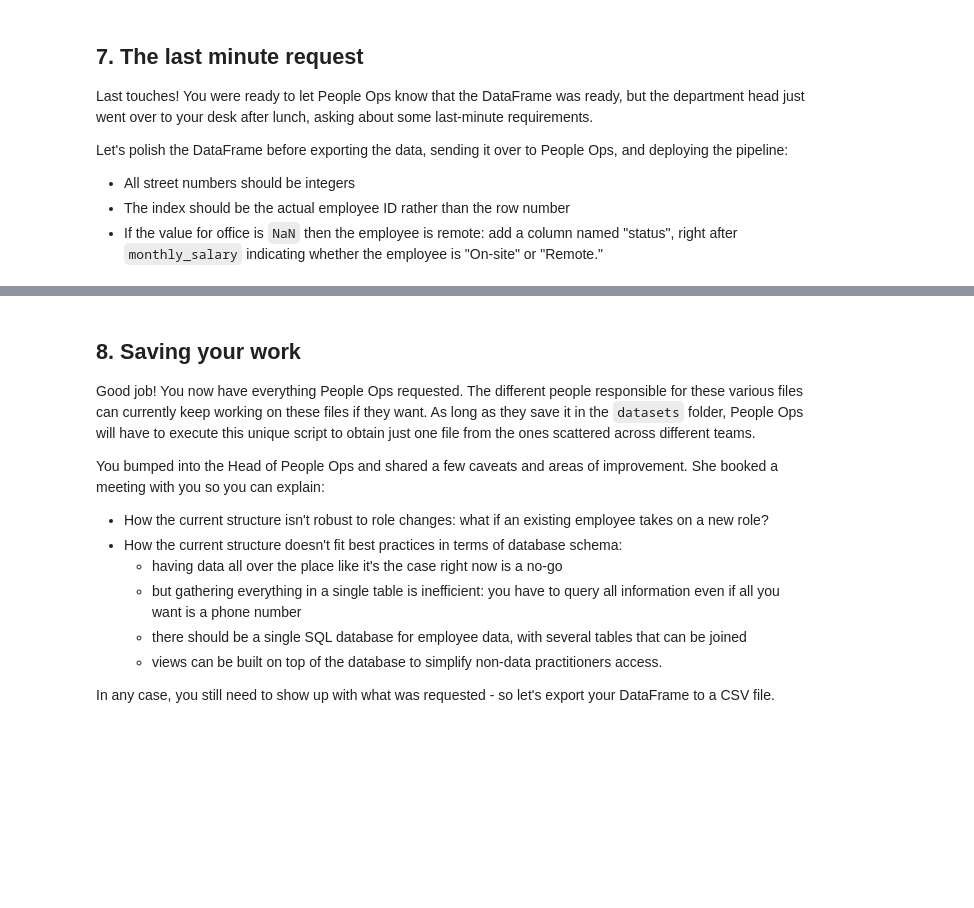
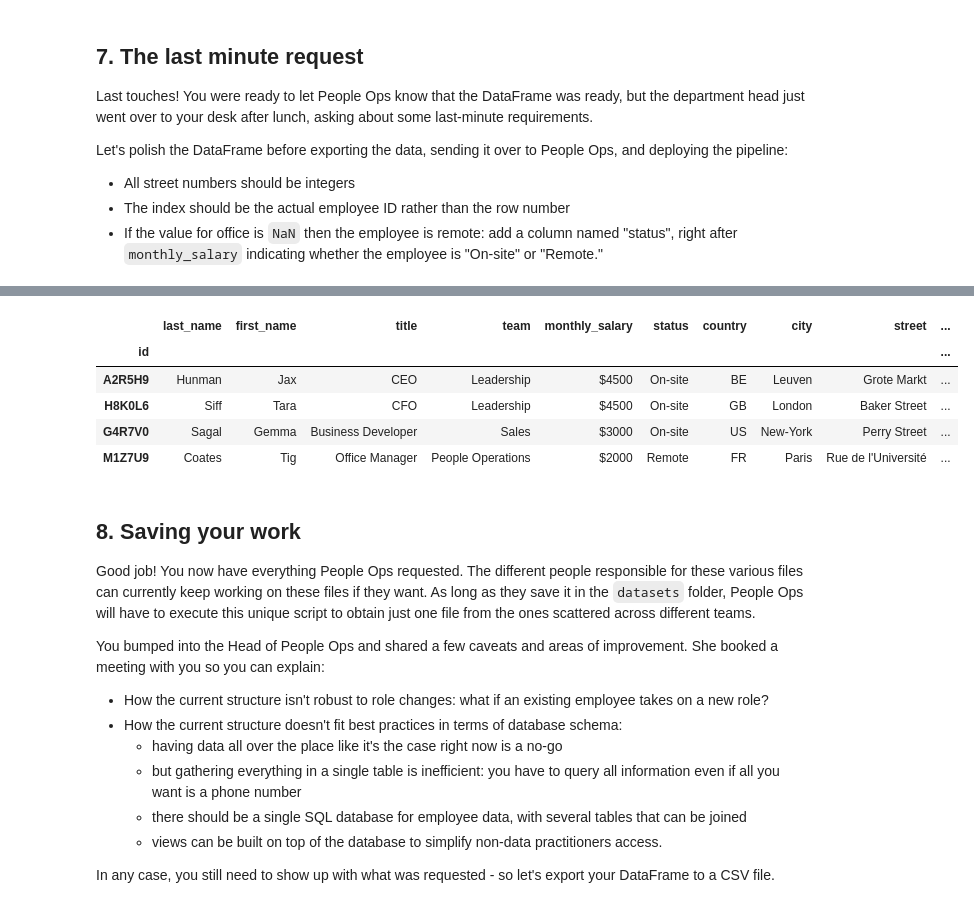
Before and after one commit to Rajchauhan241999/Streamlining-Employee-Data, a Jupyter notebook: notebook.ipynb, the cells around one changed output, grey strips where cells are left out. Drawn from its saved outputs; the diff is of its cells as text; code cells hidden in the pictures; blank space fills up the shorter version.

```diff
--- a/notebook.ipynb
+++ b/notebook.ipynb
@@ -250,8 +250,6 @@ for index, row in df_employees_final.iterrows():
     else:
         status_list.append("On-site")
 
-# Or
-status_list = ["Remote" if pd.isnull(row["office"]) else "On-site" for index, row in df_employees_final.iterrows()]
 
 # Insert status as a new column
 df_employees_final.insert(loc=5, column="status", value=status_list)
@@ -263,3 +260,9 @@ SyntaxError: can't assign to Ellipsis (<ipython-input-108-1990ef5fdf52>, line 7)
+|  | last_name | first_name | title | team | monthly_salary | status | country | city | street | ... |
+| id |  |  |  |  |  |  |  |  |  | ... |
+| A2R5H9 | Hunman | Jax | CEO | Leadership | $4500 | On-site | BE | Leuven | Grote Markt | ... |
+| H8K0L6 | Siff | Tara | CFO | Leadership | $4500 | On-site | GB | London | Baker Street | ... |
+| G4R7V0 | Sagal | Gemma | Business Developer | Sales | $3000 | On-site | US | New-York | Perry Street | ... |
+| M1Z7U9 | Coates | Tig | Office Manager | People Operations | $2000 | Remote | FR | Paris | Rue de l'Université | ... |
 # %% [markdown]
 ## 8. Saving your work
 <p>Good job! You now have everything People Ops requested. The different people responsible for these various files can currently keep working on these files if they want. As long as they save it in the <code>datasets</code> folder, People Ops will have to execute this unique script to obtain just one file from the ones scattered across different teams.</p>
```
Also changed, not shown: parts of 2 cells of this notebook, 1 other file.
